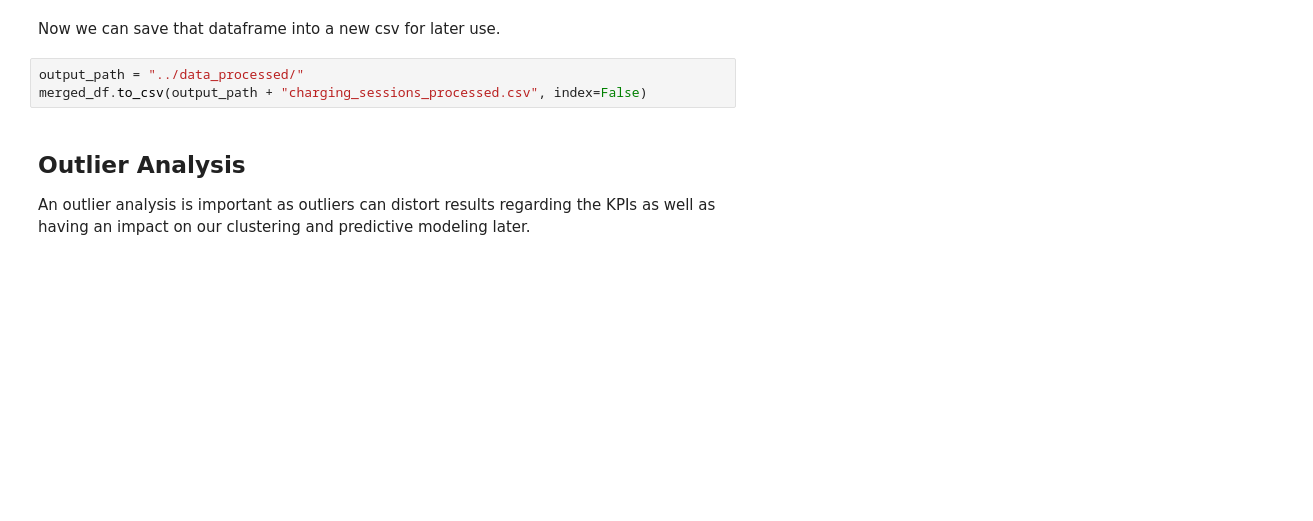
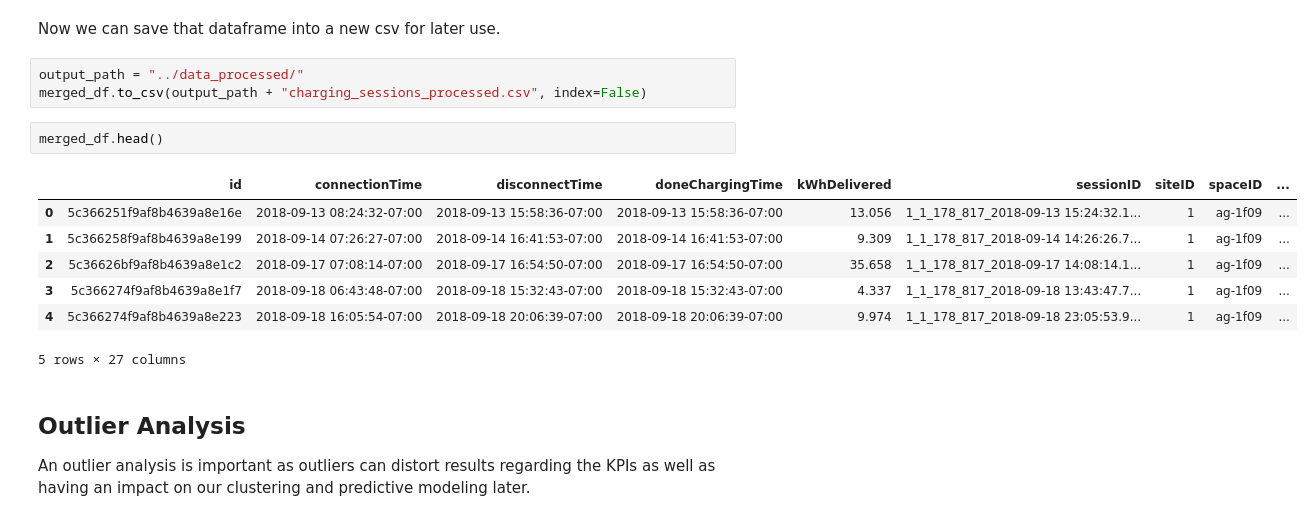
Before and after one commit to lbaudenb/AA_Team_6, a Jupyter notebook: notebooks/01_preparation.ipynb, the cells around one changed output. Saved outputs shown, nothing was run; the diff lists cells and outputs as text; blank space fills up the shorter version.

```diff
--- a/notebooks/01_preparation.ipynb
+++ b/notebooks/01_preparation.ipynb
@@ -671,6 +597,16 @@ Now we can save that dataframe into a new csv for later use.
 # %%
 output_path = "../data_processed/"
 merged_df.to_csv(output_path + "charging_sessions_processed.csv", index=False)
+# %%
+merged_df.head()
+# %% [output]
+|  | id | connectionTime | disconnectTime | doneChargingTime | kWhDelivered | sessionID | siteID | spaceID | ... |
+| 0 | 5c366251f9af8b4639a8e16e | 2018-09-13 08:24:32-07:00 | 2018-09-13 15:58:36-07:00 | 2018-09-13 15:58:36-07:00 | 13.056 | 1_1_178_817_2018-09-13 15:24:32.1... | 1 | ag-1f09 | ... |
+| 1 | 5c366258f9af8b4639a8e199 | 2018-09-14 07:26:27-07:00 | 2018-09-14 16:41:53-07:00 | 2018-09-14 16:41:53-07:00 | 9.309 | 1_1_178_817_2018-09-14 14:26:26.7... | 1 | ag-1f09 | ... |
+| 2 | 5c36626bf9af8b4639a8e1c2 | 2018-09-17 07:08:14-07:00 | 2018-09-17 16:54:50-07:00 | 2018-09-17 16:54:50-07:00 | 35.658 | 1_1_178_817_2018-09-17 14:08:14.1... | 1 | ag-1f09 | ... |
+| 3 | 5c366274f9af8b4639a8e1f7 | 2018-09-18 06:43:48-07:00 | 2018-09-18 15:32:43-07:00 | 2018-09-18 15:32:43-07:00 | 4.337 | 1_1_178_817_2018-09-18 13:43:47.7... | 1 | ag-1f09 | ... |
+| 4 | 5c366274f9af8b4639a8e223 | 2018-09-18 16:05:54-07:00 | 2018-09-18 20:06:39-07:00 | 2018-09-18 20:06:39-07:00 | 9.974 | 1_1_178_817_2018-09-18 23:05:53.9... | 1 | ag-1f09 | ... |
+5 rows × 27 columns
 # %% [markdown]
 ## Outlier Analysis
 
```
Also changed, not shown: parts of 6 cells of this notebook.
